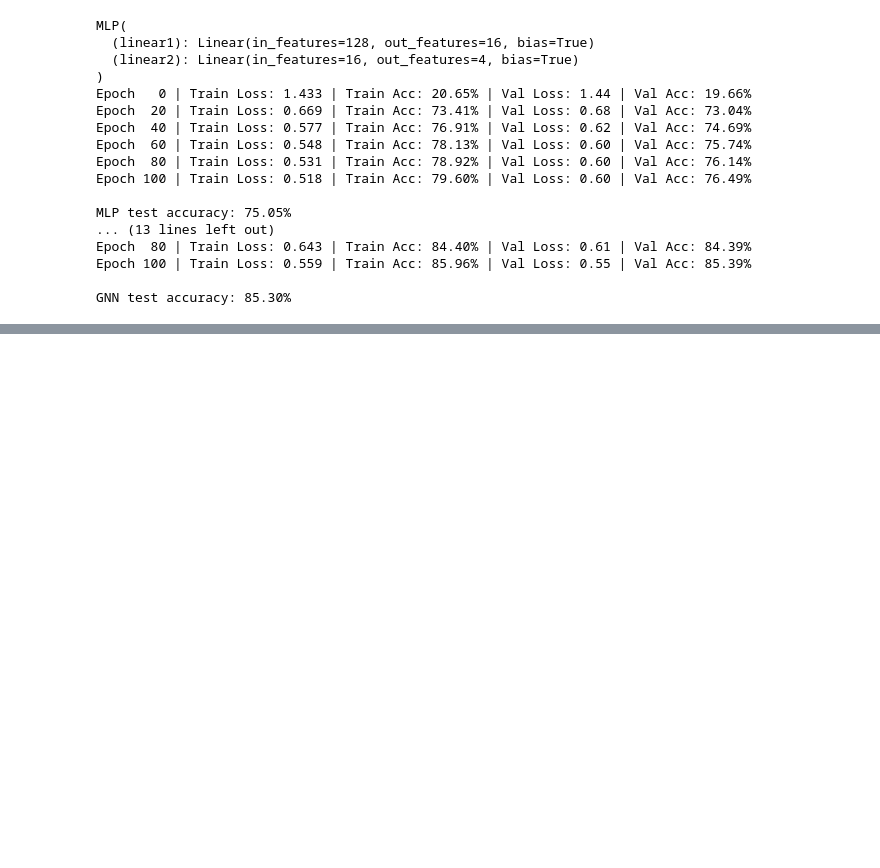
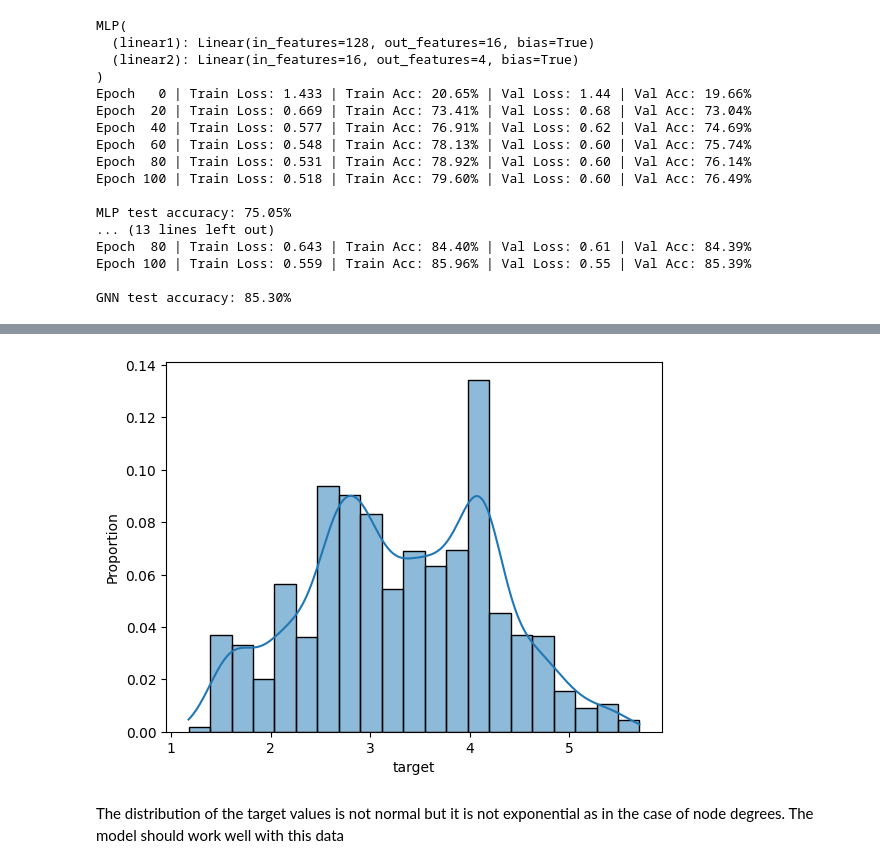
Before and after one commit to ishaanpaul98/Graph-Neural-Network, a Jupyter notebook: Learning/Hands On With GNNs/Part 2/Part_2.ipynb, the cells around one changed output, grey strips where cells are left out. Saved outputs shown, nothing was run; the diff lists cells and outputs as text; code cells hidden in the pictures; blank space fills up the shorter version.

```diff
--- a/Learning/Hands On With GNNs/Part 2/Part_2.ipynb
+++ b/Learning/Hands On With GNNs/Part 2/Part_2.ipynb
@@ -559,0 +830,9 @@ GNN test accuracy: 85.30%
+# %%
+import seaborn as sns
+
+df['target'] = values
+fig = sns.histplot(df['target'], stat='proportion', kde=True)
+# %% [output]
+[figure, added]
+# %% [markdown]
+The distribution of the target values is not normal but it is not exponential as in the case of node degrees. The model should work well with this data
```
Also changed, not shown: parts of 32 cells of this notebook, 1 other file.
